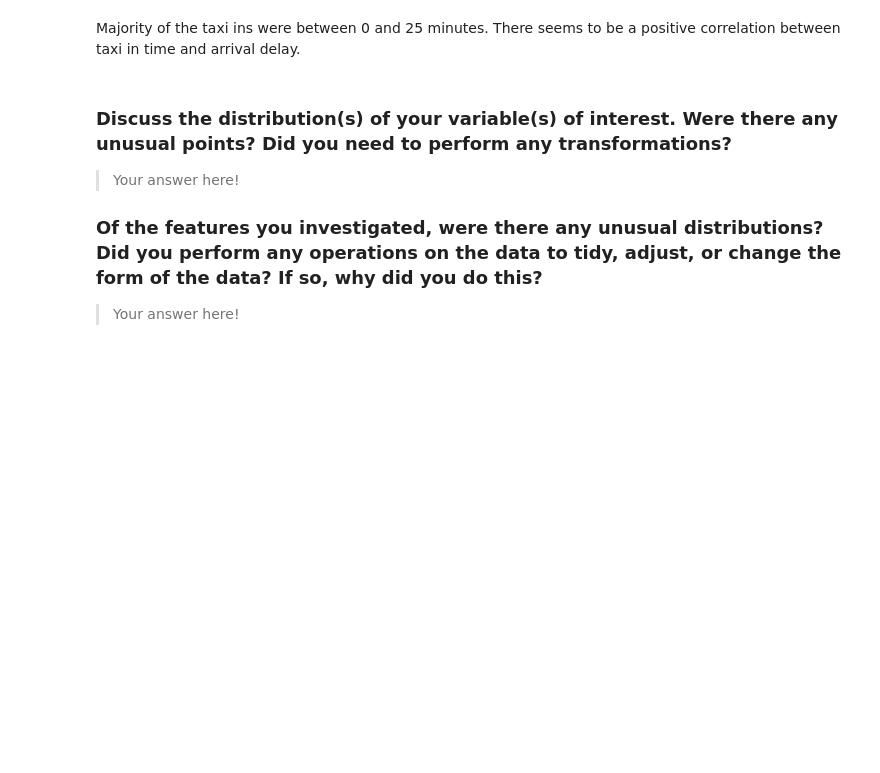
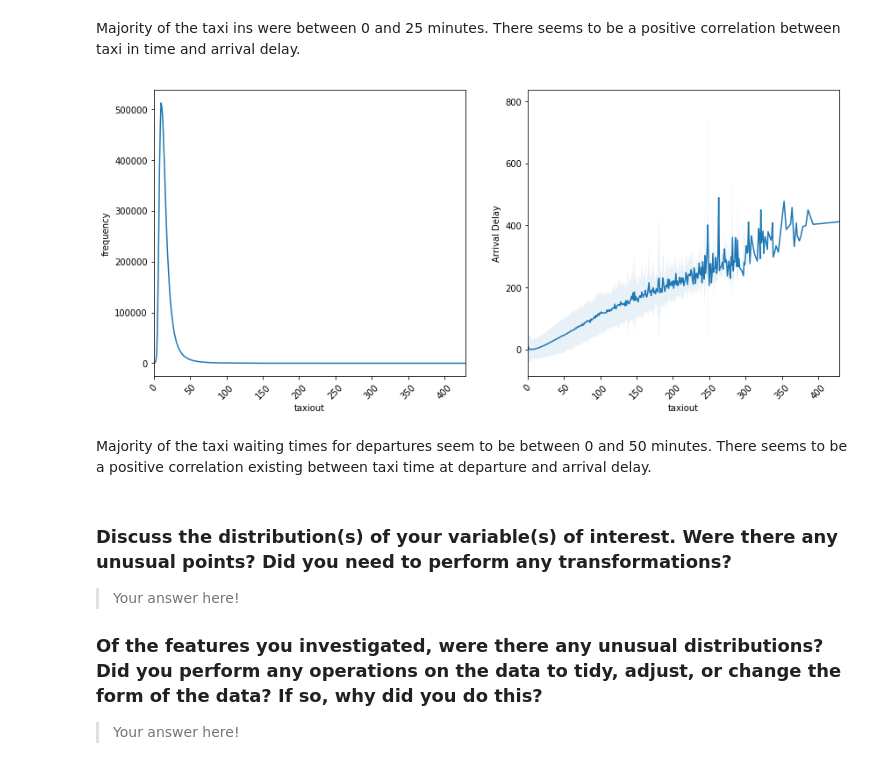
Before and after one commit to command7/exploratory_data_analysis, a Jupyter notebook: Analysis.ipynb, the cells around one changed output. Drawn from its saved outputs; the diff is of its cells as text; code cells hidden in the pictures; blank space fills up the shorter version.

Commit message:
Visualization: Plot taxi out time

```diff
--- a/Analysis.ipynb
+++ b/Analysis.ipynb
@@ -418,6 +418,13 @@ plot_feature(flights_data, "taxiin")
 # %% [markdown]
 Majority of the taxi ins were between 0 and 25 minutes.
 There seems to be a positive correlation between taxi in time and arrival delay.
+# %%
+plot_feature(flights_data, "taxiout")
+# %% [output]
+[figure, added]
+# %% [markdown]
+Majority of the taxi waiting times for departures seem to be between 0 and 50 minutes.
+There seems to be a positive correlation existing between taxi time at departure and arrival delay.
 # %% [markdown]
 ### Discuss the distribution(s) of your variable(s) of interest. Were there any unusual points? Did you need to perform any transformations?
 
```
